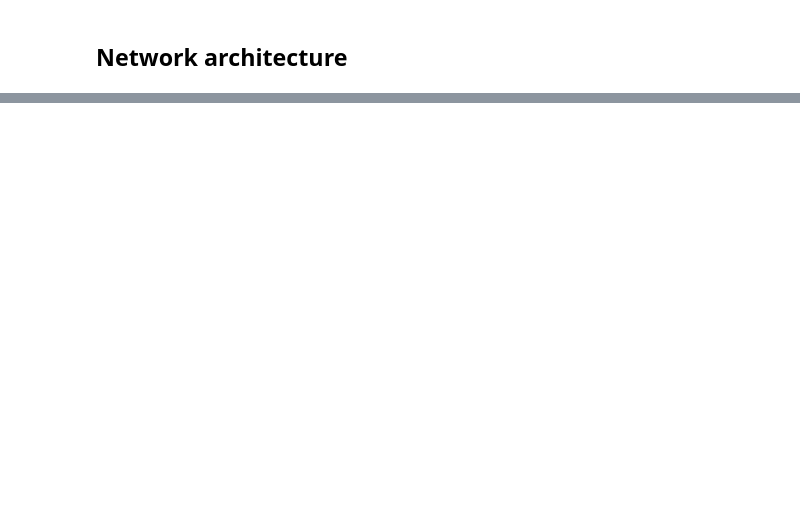
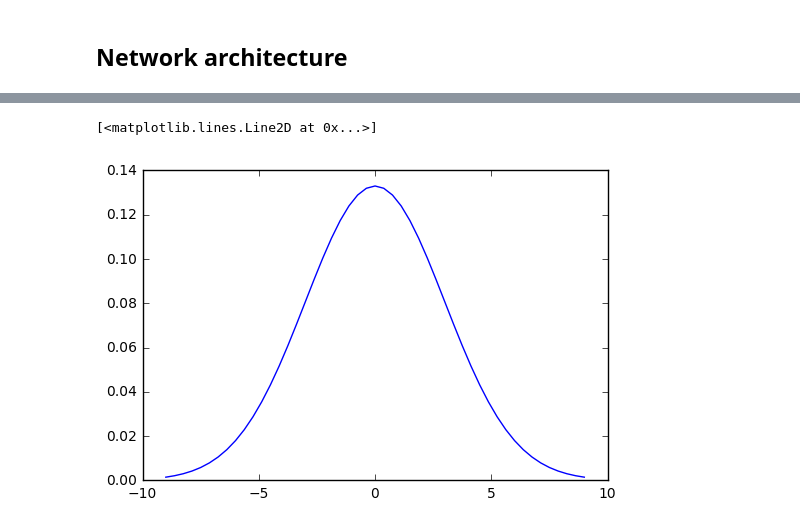
Before and after one commit to apereiral/Behavioral-Cloning-Project, a Jupyter notebook: behavioral-cloning-notebook.ipynb, the cells around one changed output, grey strips where cells are left out. Cells and saved outputs as stored; diff of their text form; code cells hidden in the pictures; blank space fills up the shorter version.

```diff
--- a/behavioral-cloning-notebook.ipynb
+++ b/behavioral-cloning-notebook.ipynb
@@ -178,0 +244,9 @@ history = model.fit(img_train, steering_train, nb_epoch=20, validation_split=0.2
+# %%
+sigma = 3.
+mu = 0.
+x = np.arange(-3*sigma, 3.1*sigma, sigma/8)
+gaussian_ = (np.exp((-1.*x**2)/(2*sigma**2)))*(1./(np.sqrt(2*np.pi*sigma**2)))
+plt.plot(x, gaussian_)
+# %% [output]
+[<matplotlib.lines.Line2D at 0x...>]
+[figure, added]
```
Also changed, not shown: parts of 34 cells of this notebook.
